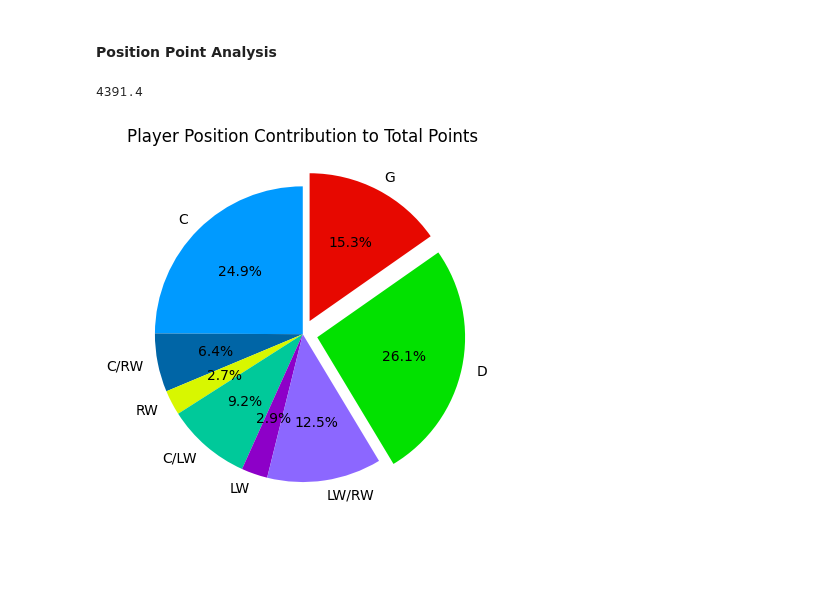
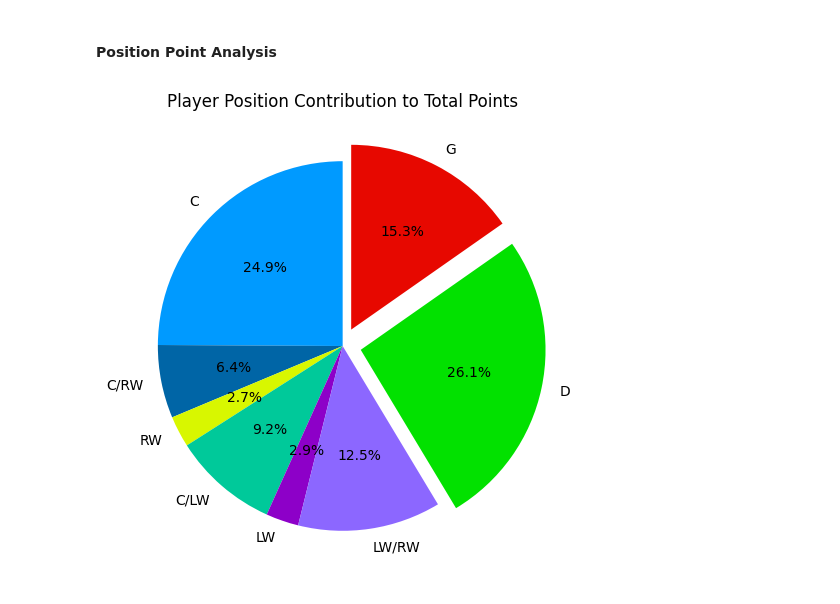
Before and after one commit to carsonbennett1/Hockey-Player-Analysis-Project, a Jupyter notebook: Fantasy_Analysis.ipynb, the cells around one changed output. Cells and saved outputs as stored; diff of their text form; code cells hidden in the pictures; blank space fills up the shorter version.

```diff
--- a/Fantasy_Analysis.ipynb
+++ b/Fantasy_Analysis.ipynb
@@ -271,43 +271,39 @@ left_winger_points = left_winger[weeks].values.flatten()
 right_winger_points = right_winger[weeks].values.flatten()
 defensemen_points = defensemen[weeks].values.flatten()
 goalies_points = goalies[weeks].values.flatten()
+
 
 centre_points = np.nan_to_num(centre_points, nan=0)
 centre_right_points = np.nan_to_num(centre_right_points, nan=0)
 centre_left_points = np.nan_to_num(centre_left_points, nan=0)
 winger_points = np.nan_to_num(winger_points, nan=0)
 left_winger_points = np.nan_to_num(left_winger_points, nan=0)
 right_winger_points = np.nan_to_num(right_winger_points, nan=0)
 defensemen_points = np.nan_to_num(defensemen_points, nan=0)
 goalies_points = np.nan_to_num(goalies_points, nan=0)
 
 
 centre_sum = round(centre_points.sum(),1)
 centre_right_sum = round(centre_right_points.sum(),1)
 centre_left_sum = round(centre_left_points.sum(),1)
 winger_sum = round(winger_points.sum(),1)
 left_winger_sum = round(left_winger_points.sum(),1)
 right_winger_sum = round(right_winger_points.sum(),1)
 defensemen_sum = round(defensemen_points.sum(),1)
 goalie_sum = round(goalies_points.sum(),1)
 
-#Get Pie Chart Labels
 labels = ['C', 'C/RW', 'RW', 'C/LW', 'LW', 'LW/RW', 'D', 'G']
 
-# Get Player Nationality Numbers
 nums = [centre_sum, centre_right_sum, right_winger_sum, centre_left_sum, left_winger_sum,
         winger_sum, defensemen_sum, goalie_sum]
 
-print(centre_sum + centre_right_sum + centre_left_sum + winger_sum + left_winger_sum
-      + right_winger_sum + defensemen_sum + goalie_sum)
-
 explode = (0,0,0,0,0,0,0.1,0.1)
 
-# Show Distribution
+plt.figure(figsize=(9,6))
+
 plt.pie(nums, explode=explode, labels=labels, autopct='%1.1f%%', startangle=90,
     colors=['#009aff', '#0065a6', '#d8f700', '#00c99a', '#8d00c8', '#8c67ff', '#02e100', '#e70800'])
 plt.title('Player Position Contribution to Total Points')
 plt.show()
 # %% [output]
-4391.4
-[figure, old version]
+[figure, new version]
```
Also changed, not shown: parts of 1 cell of this notebook, 2 other files.
